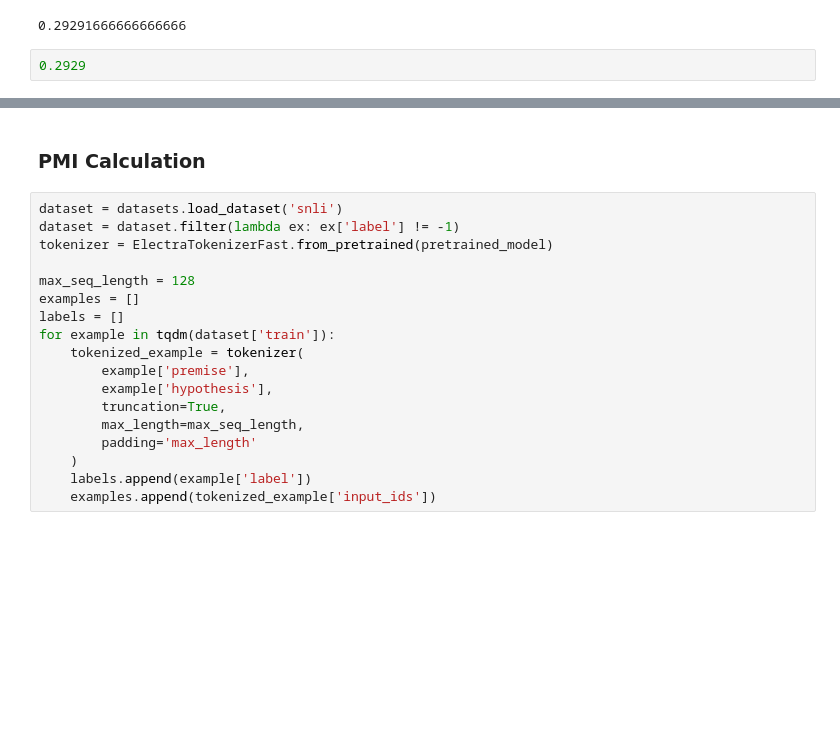
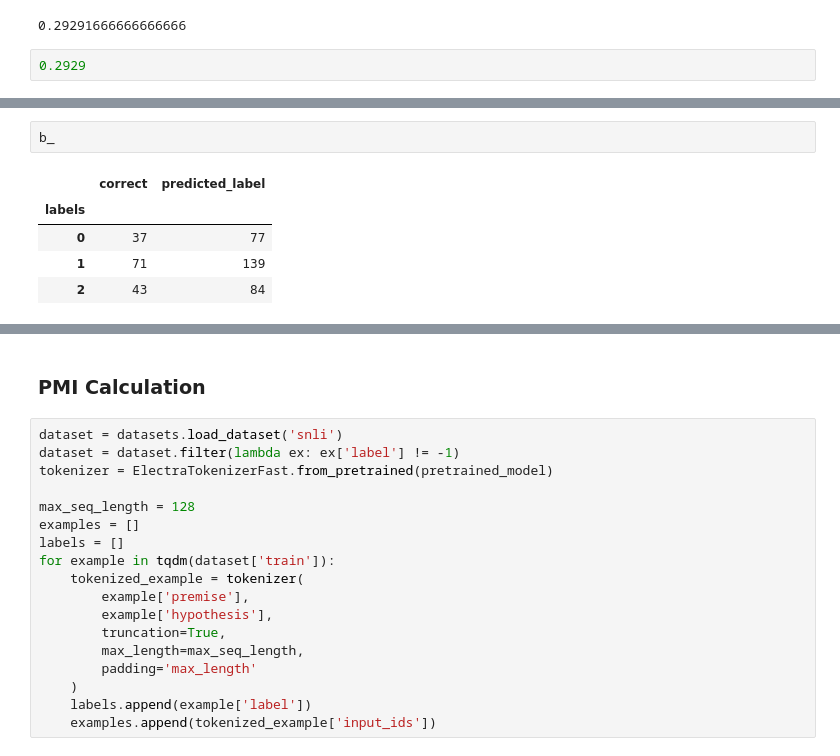
Before and after one commit to Serebryanskiy/nli, a Jupyter notebook: snli.ipynb, the cells around one changed output, grey strips where cells are left out. Saved outputs shown, nothing was run; the diff lists cells and outputs as text; blank space fills up the shorter version.

```diff
--- a/snli.ipynb
+++ b/snli.ipynb
@@ -370,0 +546,8 @@ eval_df.correct.sum() / len(eval_df)
+# %%
+b_
+# %% [output]
+|  | correct | predicted_label |
+| labels |  |  |
+| 0 | 37 | 77 |
+| 1 | 71 | 139 |
+| 2 | 43 | 84 |
```
Also changed, not shown: parts of 53 cells of this notebook.
